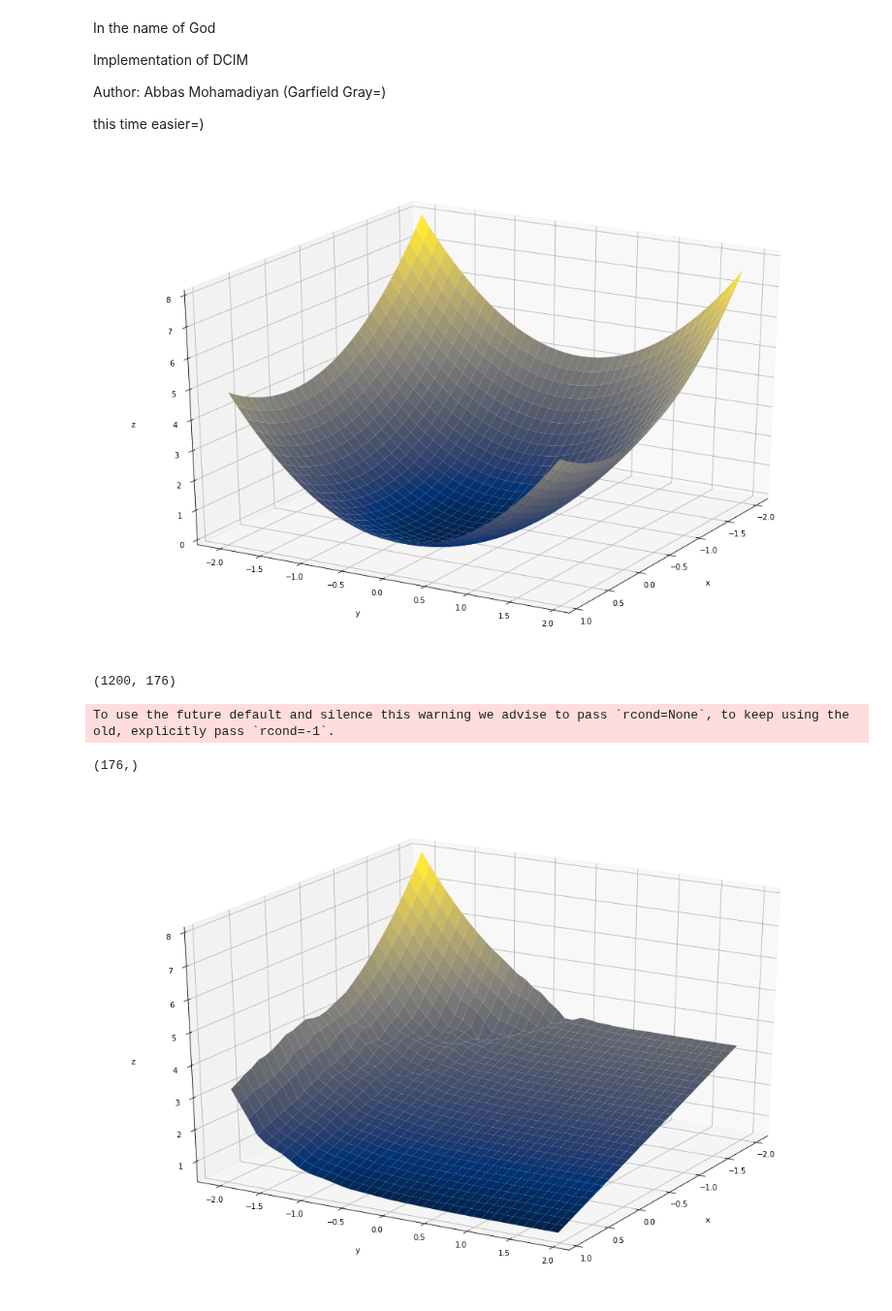
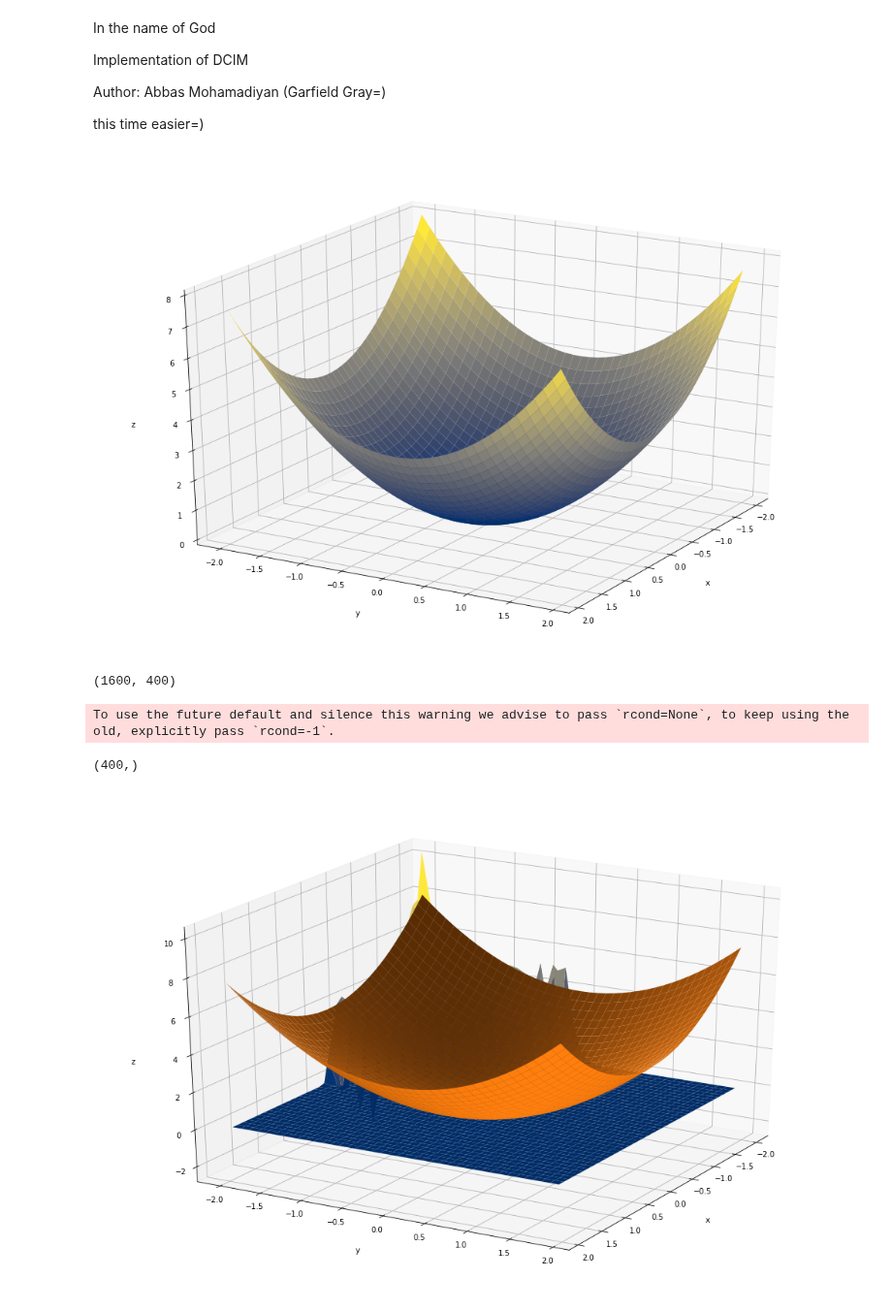
Before and after one commit to garfield-gray/DCIM, a Jupyter notebook: DCIMsimple.ipynb, the cells around one changed output. Shown at 97% size. Cells and saved outputs as stored; diff of their text form; code cells hidden in the pictures.

```diff
--- a/DCIMsimple.ipynb
+++ b/DCIMsimple.ipynb
@@ -24,7 +24,7 @@ from numpy.linalg import lstsq
 # building up MN samples of s(m,n)
 
 
-x = np.arange(-2, 1, 0.1)
+x = np.arange(-2, 2, 0.1)
 y = np.arange(-2, 2, 0.1)
 M = len(x)
 N = len(y)
@@ -55,7 +55,7 @@ ax.set_zlabel('z', labelpad=20)
 ax.view_init(25, 30)
 plt.show()
 # %% [output]
-[figure, old version]
+[figure, new version]
 # %%
 # building up Fms and Fe matrices
 Fms = []
@@ -100,7 +100,7 @@ for i in range(1, M):              # there's a prblem here that mentioned in the
   Matrix = np.vstack((Matrix, VYp@matrix_power(np.diag(Xps), i)))
 Matrix.shape
 # %% [output]
-(1200, 176)
+(1600, 400)
 # %%
 #to attain Cs
 C = lstsq(Matrix, np.ndarray.flatten(s, order='F'))
@@ -109,29 +109,30 @@ To use the future default and silence this warning we advise to pass `rcond=None
 # %%
 C[0].shape #first one is the soloution
 # %% [output]
-(176,)
+(400,)
 # %%
 s_pred = (Matrix@C[0]).real
 s_p = np.reshape(s_pred, (N,M), order='F')
 # %%
 """plot the results"""
 #                          (length, width)
 fig = plt.figure(figsize = (18,12))
 ax = plt.axes(projection='3d')
 
 
-surf = ax.plot_surface(X, Y, s_p, cmap = plt.cm.cividis)
+surf1 = ax.plot_surface(X, Y, s_p, cmap = plt.cm.cividis)
+surf2 = ax.plot_surface(X, Y, s)
 
 # Set axes label
 ax.set_xlabel('x', labelpad=20)
 ax.set_ylabel('y', labelpad=20)
 ax.set_zlabel('z', labelpad=20)
 
 #fig.colorbar(surf, shrink=0.5, aspect=8)
 
 
 #           (hight, long)
 ax.view_init(25, 30)
 plt.show()
 # %% [output]
-[figure, old version]
+[figure, new version]
```
